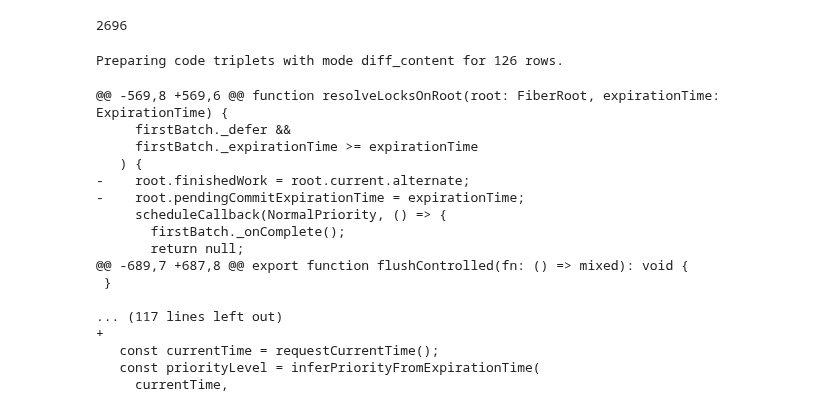
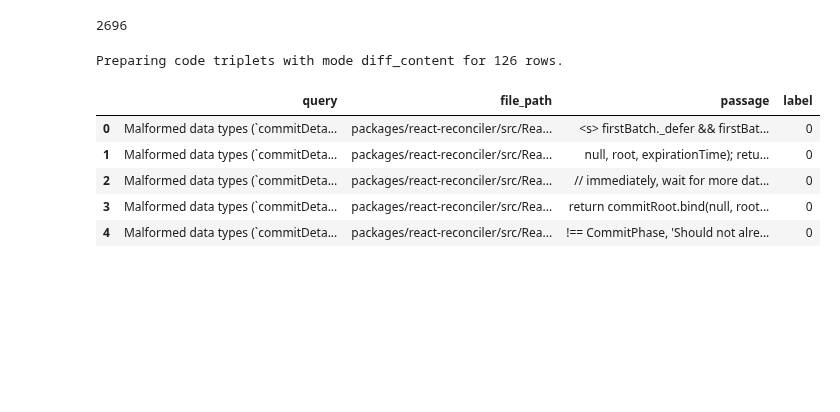
Before and after one commit to Siddharth-Gandhi/ds, a Jupyter notebook: notebooks/debug.ipynb, the cells around one changed output. Cells and saved outputs as stored; diff of their text form; code cells hidden in the pictures; blank space fills up the shorter version.

```diff
--- a/notebooks/debug.ipynb
+++ b/notebooks/debug.ipynb
@@ -484,23 +507,14 @@ def prepare_diff_content_triplets(code_df, code_reranker):
 tmp2 = prepare_code_triplets(code_df, code_reranker, mode='diff_content', cache_file=None, overwrite=False)
 # %% [output]
 Preparing code triplets with mode diff_content for 126 rows.
+# %%
+tmp2.head()
+# %% [output]
+|  | query | file_path | passage | label |
+| 0 | Malformed data types (`commitDeta... | packages/react-reconciler/src/Rea... | <s> firstBatch._defer && firstBat... | 0 |
+| 1 | Malformed data types (`commitDeta... | packages/react-reconciler/src/Rea... | null, root, expirationTime); retu... | 0 |
+| 2 | Malformed data types (`commitDeta... | packages/react-reconciler/src/Rea... | // immediately, wait for more dat... | 0 |
+| 3 | Malformed data types (`commitDeta... | packages/react-reconciler/src/Rea... | return commitRoot.bind(null, root... | 0 |
+| 4 | Malformed data types (`commitDeta... | packages/react-reconciler/src/Rea... | !== CommitPhase, 'Should not alre... | 0 |
 # %%
-print(code_df.query('train_commit_id == "76e569992b259b9e636ee68dcc7719539f4b9bb8" & SR_file_path == "packages/react-reconciler/src/ReactFiberScheduler.js"').SR_diff.values[0])
+# print(code_df.query('train_commit_id == "76e569992b259b9e636ee68dcc7719539f4b9bb8" & SR_file_path == "packages/react-reconciler/src/ReactFiberScheduler.js"').SR_diff.values[0])
-# %% [output]
-@@ -569,8 +569,6 @@ function resolveLocksOnRoot(root: FiberRoot, expirationTime: ExpirationTime) {
-     firstBatch._defer &&
-     firstBatch._expirationTime >= expirationTime
-   ) {
--    root.finishedWork = root.current.alternate;
--    root.pendingCommitExpirationTime = expirationTime;
-     scheduleCallback(NormalPriority, () => {
-       firstBatch._onComplete();
-       return null;
-@@ -689,7 +687,8 @@ export function flushControlled(fn: () => mixed): void {
- }
-
-... (117 lines left out)
-+
-   const currentTime = requestCurrentTime();
-   const priorityLevel = inferPriorityFromExpirationTime(
-     currentTime,
```
Also changed, not shown: parts of 26 cells of this notebook, 3 other files.
